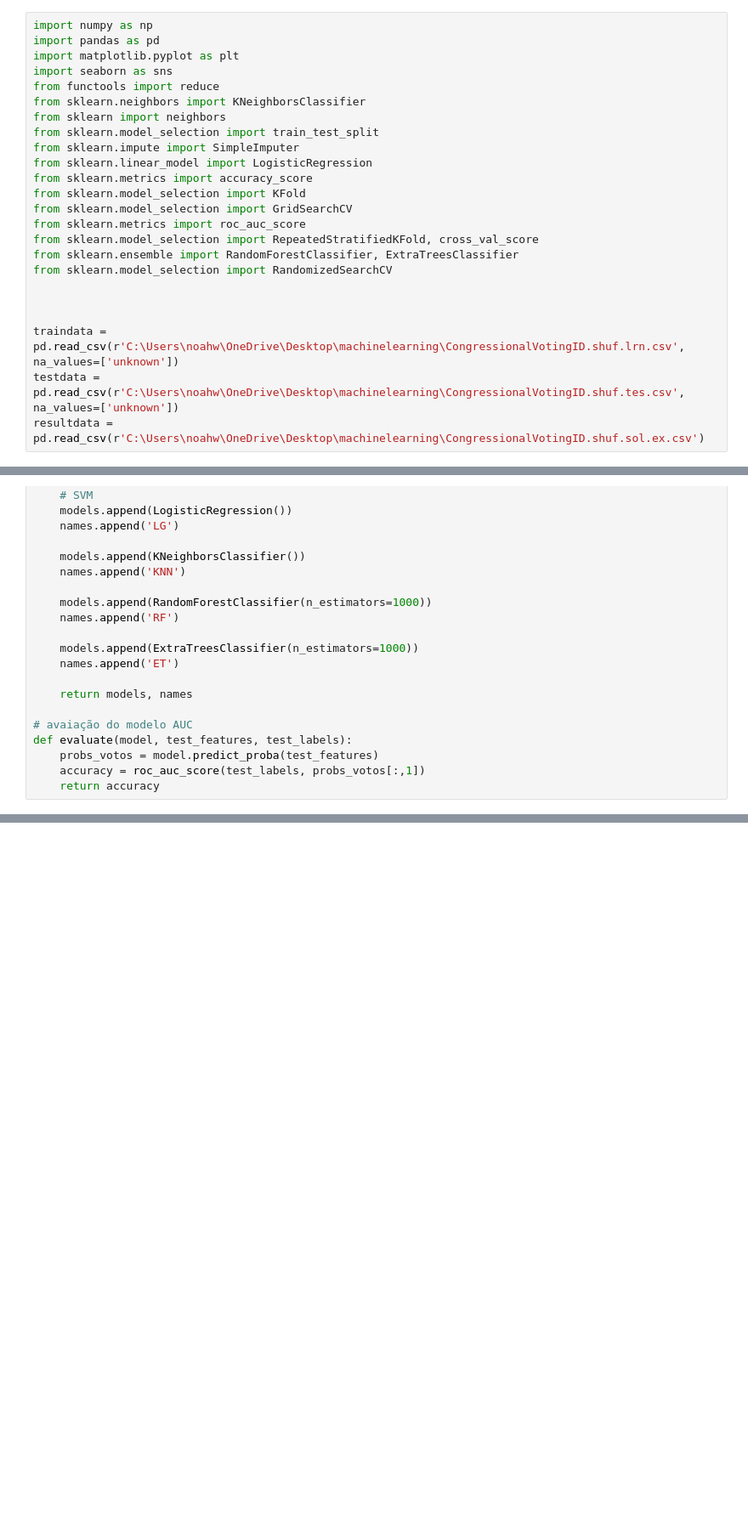
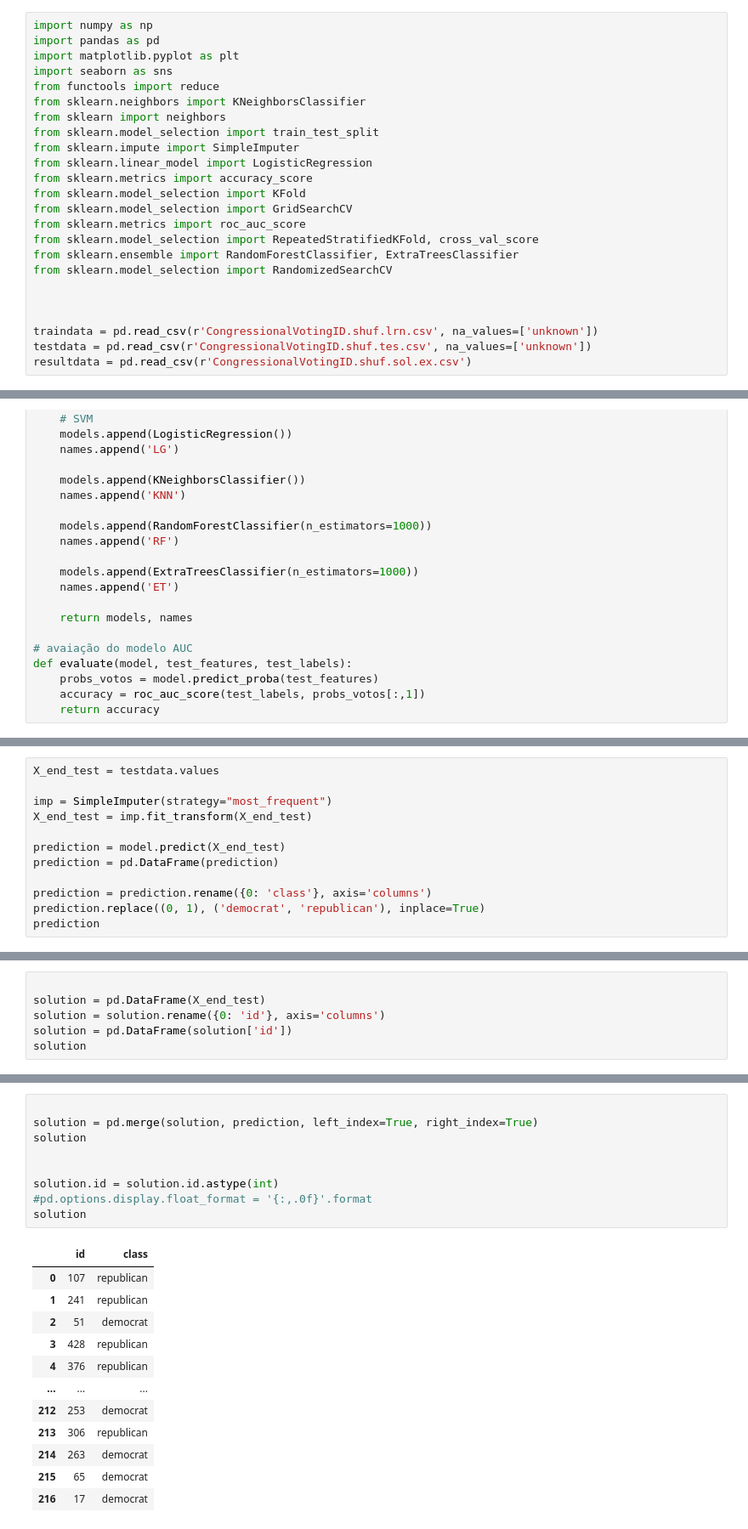
Before and after one commit to dario-x/Machine-Learning, a Jupyter notebook: congressclass2.ipynb, the cells around one changed output, grey strips where cells are left out. Shown at 85% size. Cells and saved outputs as stored; diff of their text form; blank space fills up the shorter version.

Commit message:
Add files via upload
adding logistic regression and possiblity to store the data for the competition

```diff
--- a/congressclass2.ipynb
+++ b/congressclass2.ipynb
@@ -19,9 +19,9 @@ from sklearn.model_selection import RandomizedSearchCV
 
 
 
-traindata = pd.read_csv(r'C:\Users\noahw\OneDrive\Desktop\machinelearning\CongressionalVotingID.shuf.lrn.csv', na_values=['unknown'])
-testdata = pd.read_csv(r'C:\Users\noahw\OneDrive\Desktop\machinelearning\CongressionalVotingID.shuf.tes.csv', na_values=['unknown'])
-resultdata = pd.read_csv(r'C:\Users\noahw\OneDrive\Desktop\machinelearning\CongressionalVotingID.shuf.sol.ex.csv')
+traindata = pd.read_csv(r'CongressionalVotingID.shuf.lrn.csv', na_values=['unknown'])
+testdata = pd.read_csv(r'CongressionalVotingID.shuf.tes.csv', na_values=['unknown'])
+resultdata = pd.read_csv(r'CongressionalVotingID.shuf.sol.ex.csv')
 # %%
 
 traindata.replace(('y', 'n'), (1, 0), inplace=True)
@@ -187,0 +225,12 @@ plt.show()
+# %%
+X_end_test = testdata.values
+
+imp = SimpleImputer(strategy="most_frequent")
+X_end_test = imp.fit_transform(X_end_test)
+
+prediction = model.predict(X_end_test)
+prediction = pd.DataFrame(prediction)
+
+prediction = prediction.rename({0: 'class'}, axis='columns')
+prediction.replace((0, 1), ('democrat', 'republican'), inplace=True)
+prediction
@@ -187,0 +251,6 @@ plt.show()
+# %%
+
+solution = pd.DataFrame(X_end_test)
+solution = solution.rename({0: 'id'}, axis='columns')
+solution = pd.DataFrame(solution['id'])
+solution
@@ -187,0 +271,22 @@ plt.show()
+# %%
+
+solution = pd.merge(solution, prediction, left_index=True, right_index=True)
+solution
+
+
+solution.id = solution.id.astype(int)
+#pd.options.display.float_format = '{:,.0f}'.format
+solution
+# %% [output]
+|  | id | class |
+| 0 | 107 | republican |
+| 1 | 241 | republican |
+| 2 | 51 | democrat |
+| 3 | 428 | republican |
+| 4 | 376 | republican |
+| ... | ... | ... |
+| 212 | 253 | democrat |
+| 213 | 306 | republican |
+| 214 | 263 | democrat |
+| 215 | 65 | democrat |
+| 216 | 17 | democrat |
```
Also changed, not shown: parts of 12 cells of this notebook.
